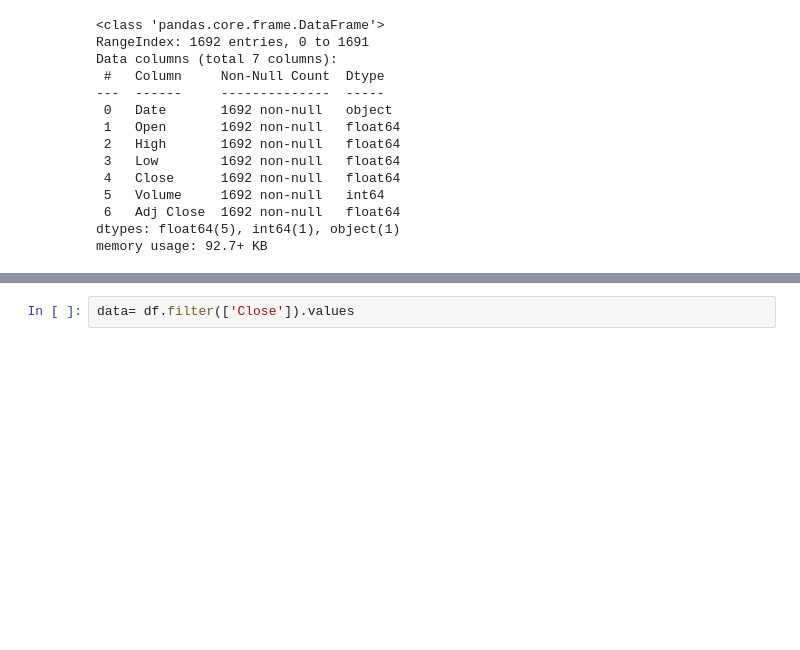
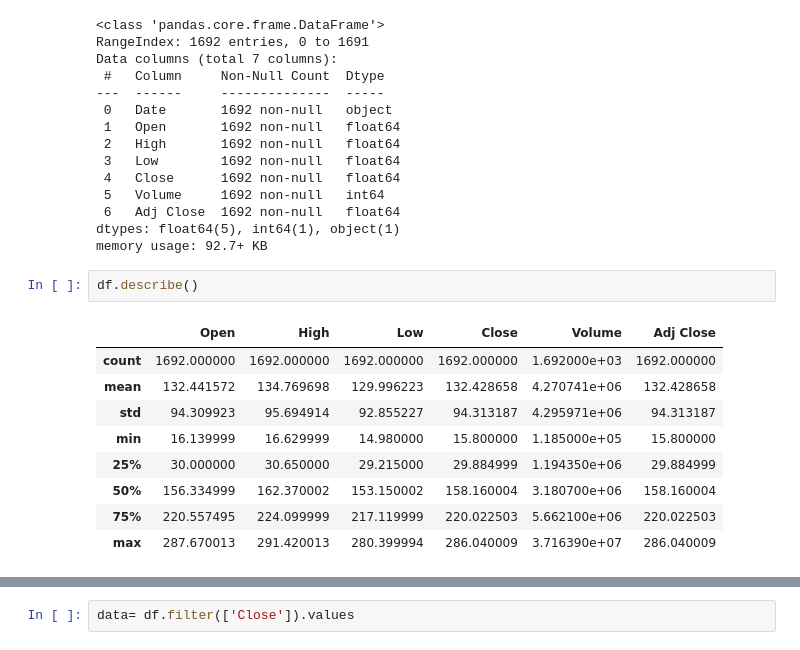
Before and after one commit to prajaktacodes/BharatinternprojectsDS, a Jupyter notebook: Stock_prediction_with_LSTM.ipynb, the cells around one changed output, grey strips where cells are left out. Drawn from its saved outputs; the diff is of its cells as text; blank space fills up the shorter version.

```diff
--- a/Stock_prediction_with_LSTM.ipynb
+++ b/Stock_prediction_with_LSTM.ipynb
@@ -80,3 +123,15 @@ Data columns (total 7 columns):
  6   Adj Close  1692 non-null   float64
 dtypes: float64(5), int64(1), object(1)
 memory usage: 92.7+ KB
+# %%
+df.describe()
+# %% [output]
+|  | Open | High | Low | Close | Volume | Adj Close |
+| count | 1692.000000 | 1692.000000 | 1692.000000 | 1692.000000 | 1.692000e+03 | 1692.000000 |
+| mean | 132.441572 | 134.769698 | 129.996223 | 132.428658 | 4.270741e+06 | 132.428658 |
+| std | 94.309923 | 95.694914 | 92.855227 | 94.313187 | 4.295971e+06 | 94.313187 |
+| min | 16.139999 | 16.629999 | 14.980000 | 15.800000 | 1.185000e+05 | 15.800000 |
+| 25% | 30.000000 | 30.650000 | 29.215000 | 29.884999 | 1.194350e+06 | 29.884999 |
+| 50% | 156.334999 | 162.370002 | 153.150002 | 158.160004 | 3.180700e+06 | 158.160004 |
+| 75% | 220.557495 | 224.099999 | 217.119999 | 220.022503 | 5.662100e+06 | 220.022503 |
+| max | 287.670013 | 291.420013 | 280.399994 | 286.040009 | 3.716390e+07 | 286.040009 |
```
Also changed, not shown: parts of 23 cells of this notebook.
